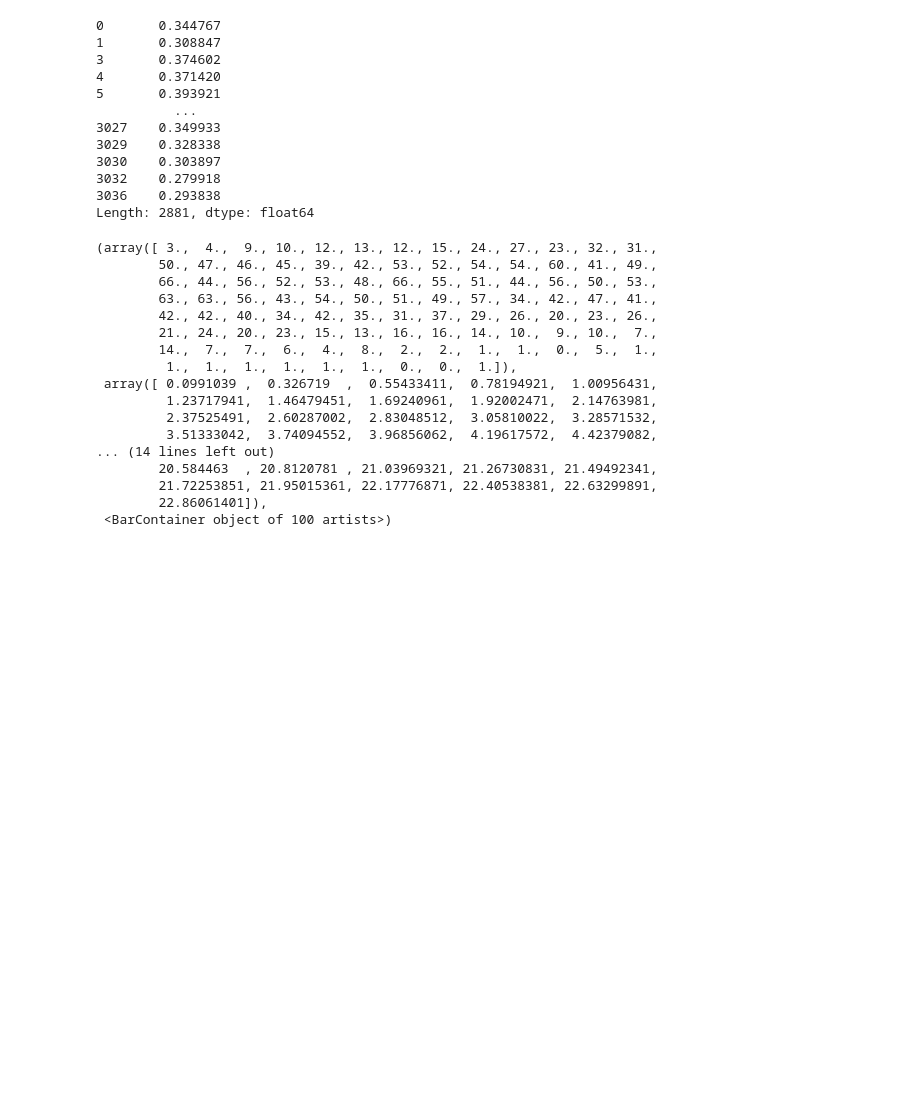
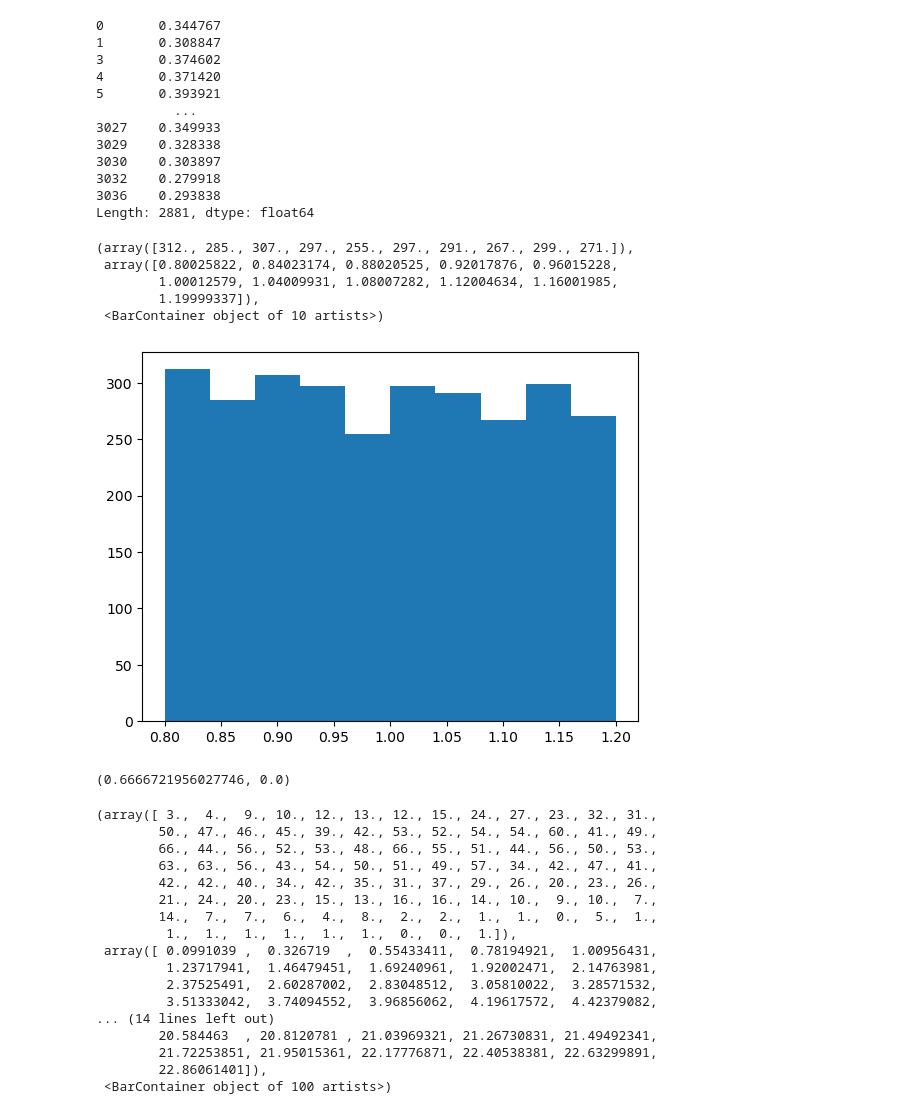
Before and after one commit to noPunintended/Squareshire_simulation, a Jupyter notebook: Codes/notebooks/stats_test.ipynb, the cells around one changed output. Cells and saved outputs as stored; diff of their text form; code cells hidden in the pictures; blank space fills up the shorter version.

Commit message:
[ADD] stats test modifier

```diff
--- a/Codes/notebooks/stats_test.ipynb
+++ b/Codes/notebooks/stats_test.ipynb
@@ -577,6 +578,22 @@ sample_speed
 3032    0.279918
 3036    0.293838
 Length: 2881, dtype: float64
+# %%
+expected_time = sample_dist / (1/3)
+# %%
+multiplier = (sample_travel_time / expected_time)
+plt.hist(multiplier)
+# %% [output]
+(array([312., 285., 307., 297., 255., 297., 291., 267., 299., 271.]),
+ array([0.80025822, 0.84023174, 0.88020525, 0.92017876, 0.96015228,
+        1.00012579, 1.04009931, 1.08007282, 1.12004634, 1.16001985,
+        1.19999337]),
+ <BarContainer object of 10 artists>)
+[figure, added]
+# %%
+ks_test(multiplier, 'uniform', (0.8, 1.2))
+# %% [output]
+(0.6666721956027746, 0.0)
 # %%
 plt.hist(sample_dist, bins=100)
 # %% [output]
```
Also changed, not shown: parts of 2 cells of this notebook.
